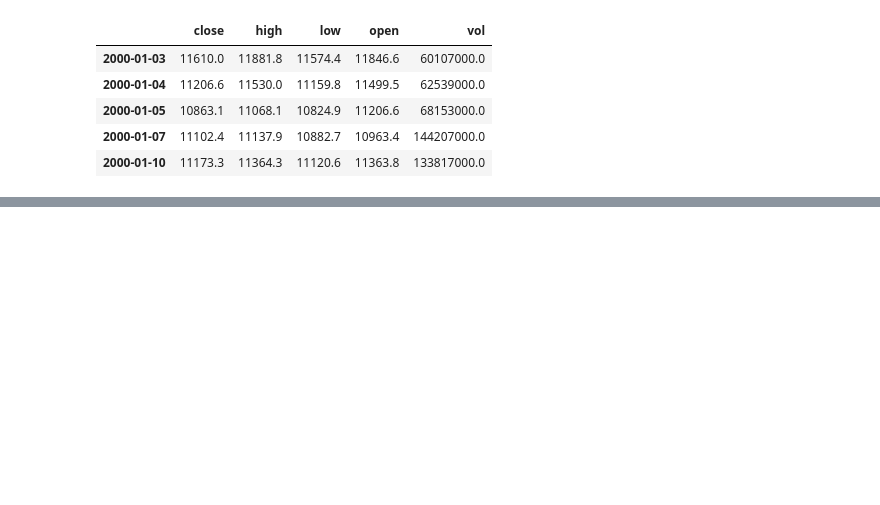
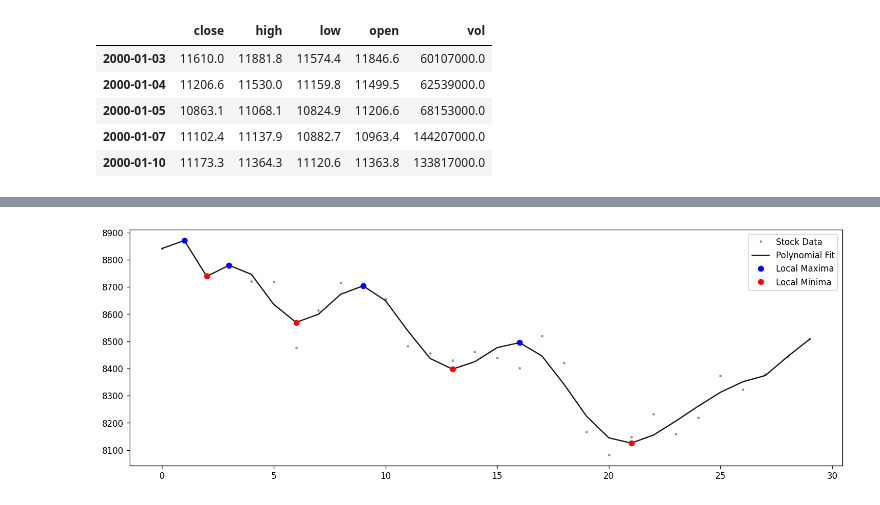
Before and after one commit to TA-Experiments-WSC/double-bottom-detection-ml, a Jupyter notebook: notebooks/01_data_preparation.ipynb, the cells around one changed output, grey strips where cells are left out. Saved outputs shown, nothing was run; the diff lists cells and outputs as text; code cells hidden in the pictures; blank space fills up the shorter version.

Commit message:
feat: add local extrema calculation and plotting

```diff
--- a/notebooks/01_data_preparation.ipynb
+++ b/notebooks/01_data_preparation.ipynb
@@ -25,0 +31,9 @@ candlestick_plotting(data)
+# %%
+window_size = 30
+
+# Randomly select a starting index
+start_index = np.random.randint(0, len(data) - window_size + 1)
+
+# Select the consecutive window of rows
+random_window = data.iloc[start_index:start_index + window_size]
+candlestick_plot(random_window, 'Random Window')
@@ -25,0 +58,26 @@ candlestick_plotting(data)
+# %%
+# Create a list of index positions from the 'random_window' DataFrame.
+x_data = list(range(len(random_window)))
+
+# Extract the 'low' price values from the DataFrame.
+y_data = random_window['low'].tolist()
+
+# Fit a 15th degree polynomial to the data.
+pol = np.polyfit(x_data, y_data, 15)
+
+# Generate evenly spaced x-values for the fitted polynomial.
+x_pol = np.linspace(0, max(x_data), len(x_data))
+
+# Evaluate the polynomial at the generated x-values.
+y_pol = np.polyval(pol, x_pol)
+
+# Detect local minima where the second derivative changes from negative to positive.
+l_min = (np.diff(np.sign(np.diff(y_pol))) > 0).nonzero()[0] + 1
+
+# Detect local maxima where the second derivative changes from positive to negative.
+l_max = (np.diff(np.sign(np.diff(y_pol))) < 0).nonzero()[0] + 1
+# %%
+local_maxima_minima_plot(x_data, y_data,x_pol,
+                         y_pol, l_min, l_max)
+# %% [output]
+[figure, added]
```
Also changed, not shown: parts of 7 cells of this notebook, 1 other file.
